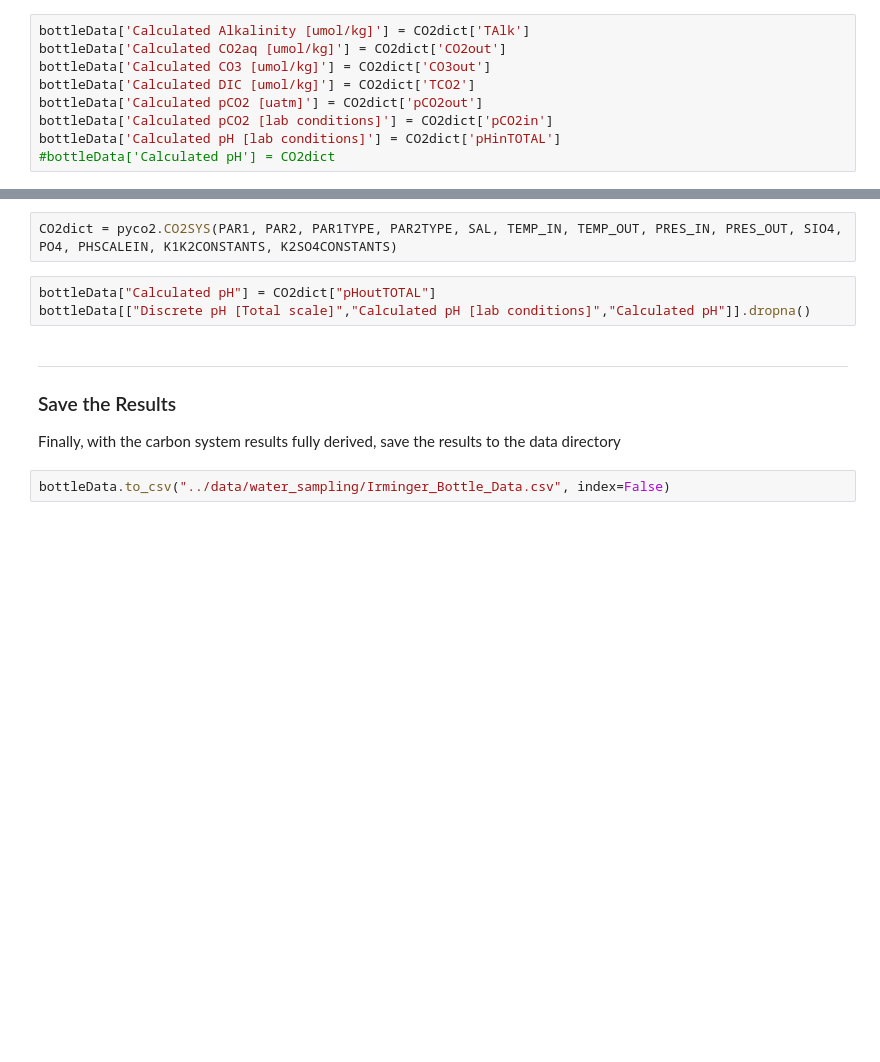
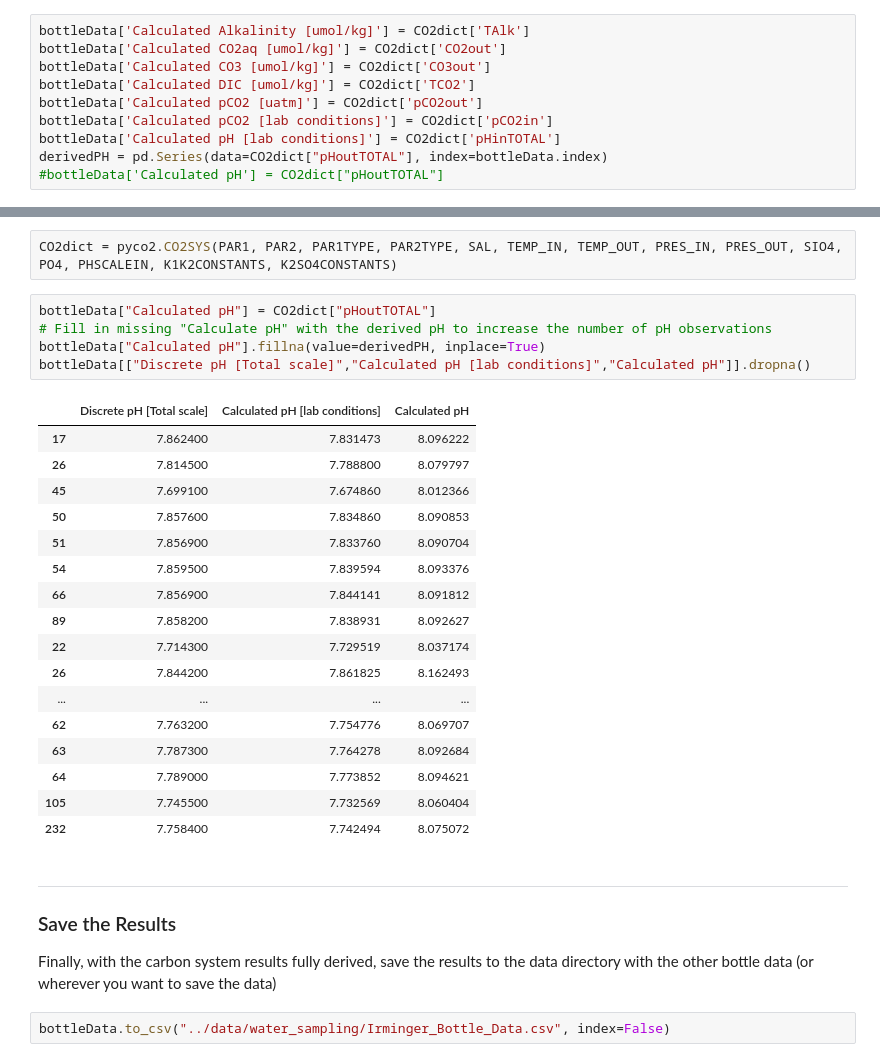
Before and after one commit to reedan88/Ocean-Sciences-2022, a Jupyter notebook: carbon_system/scripts/Bottle_Data.ipynb, the cells around one changed output, grey strips where cells are left out. Cells and saved outputs as stored; diff of their text form; blank space fills up the shorter version.

Commit message:
Updated and cleaned up Bottle Data example notebook.

````diff
--- a/carbon_system/scripts/Bottle_Data.ipynb
+++ b/carbon_system/scripts/Bottle_Data.ipynb
@@ -204,7 +215,8 @@ bottleData['Calculated DIC [umol/kg]'] = CO2dict['TCO2']
 bottleData['Calculated pCO2 [uatm]'] = CO2dict['pCO2out']
 bottleData['Calculated pCO2 [lab conditions]'] = CO2dict['pCO2in']
 bottleData['Calculated pH [lab conditions]'] = CO2dict['pHinTOTAL']
-#bottleData['Calculated pH'] = CO2dict
+derivedPH = pd.Series(data=CO2dict["pHoutTOTAL"], index=bottleData.index)
+#bottleData['Calculated pH'] = CO2dict["pHoutTOTAL"]
 # %% [markdown]
 ### Assessment
 We can check on how well ```CO2SYS``` reconstructed the carbon system by comparing the **Calculated pH**, derived from the DIC and TA, against the **Discrete pH**. This serves as an independent check and bound on the error introduced by the carbonate system algorithms.
@@ -263,10 +302,30 @@ Recalculate the carbon system to get the in-situ pH
 CO2dict = pyco2.CO2SYS(PAR1, PAR2, PAR1TYPE, PAR2TYPE, SAL, TEMP_IN, TEMP_OUT, PRES_IN, PRES_OUT, SIO4, PO4, PHSCALEIN, K1K2CONSTANTS, K2SO4CONSTANTS)
 # %%
 bottleData["Calculated pH"] = CO2dict["pHoutTOTAL"]
+# Fill in missing "Calculate pH" with the derived pH to increase the number of pH observations
+bottleData["Calculated pH"].fillna(value=derivedPH, inplace=True)
 bottleData[["Discrete pH [Total scale]","Calculated pH [lab conditions]","Calculated pH"]].dropna()
+# %% [output]
+|  | Discrete pH [Total scale] | Calculated pH [lab conditions] | Calculated pH |
+| 17 | 7.862400 | 7.831473 | 8.096222 |
+| 26 | 7.814500 | 7.788800 | 8.079797 |
+| 45 | 7.699100 | 7.674860 | 8.012366 |
+| 50 | 7.857600 | 7.834860 | 8.090853 |
+| 51 | 7.856900 | 7.833760 | 8.090704 |
+| 54 | 7.859500 | 7.839594 | 8.093376 |
+| 66 | 7.856900 | 7.844141 | 8.091812 |
+| 89 | 7.858200 | 7.838931 | 8.092627 |
+| 22 | 7.714300 | 7.729519 | 8.037174 |
+| 26 | 7.844200 | 7.861825 | 8.162493 |
+| ... | ... | ... | ... |
+| 62 | 7.763200 | 7.754776 | 8.069707 |
+| 63 | 7.787300 | 7.764278 | 8.092684 |
+| 64 | 7.789000 | 7.773852 | 8.094621 |
+| 105 | 7.745500 | 7.732569 | 8.060404 |
+| 232 | 7.758400 | 7.742494 | 8.075072 |
 # %% [markdown]
 ---
 ### Save the Results
-Finally, with the carbon system results fully derived, save the results to the data directory
+Finally, with the carbon system results fully derived, save the results to the data directory with the other bottle data (or wherever you want to save the data)
 # %%
 bottleData.to_csv("../data/water_sampling/Irminger_Bottle_Data.csv", index=False)
````
Also changed, not shown: parts of 8 cells of this notebook.
